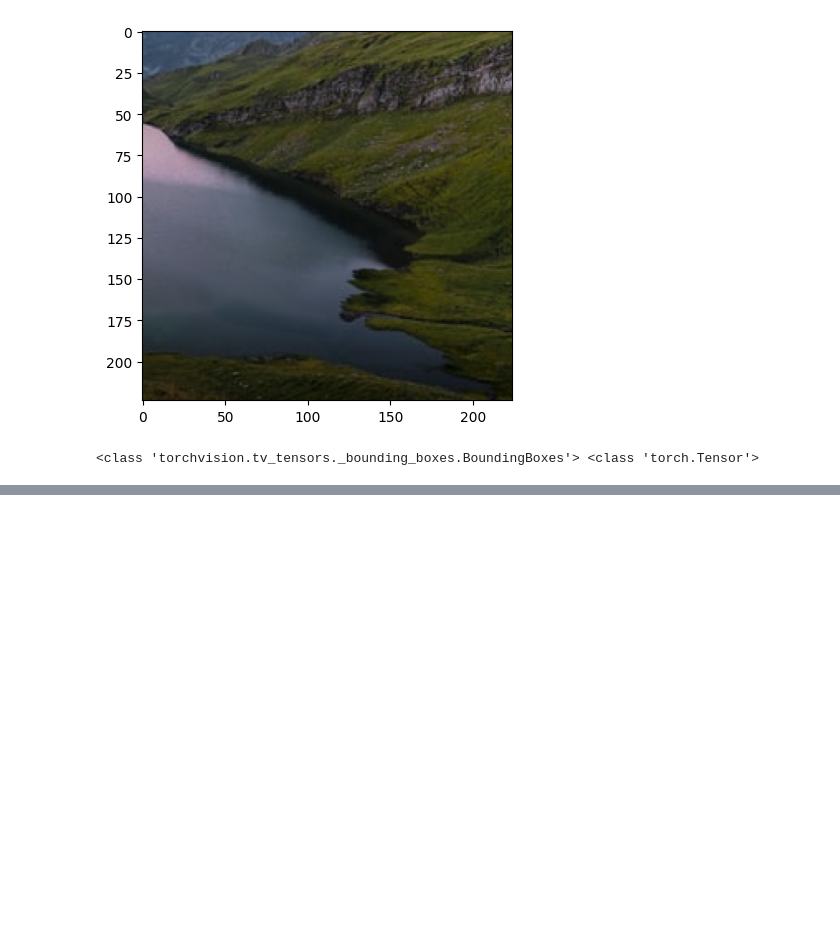
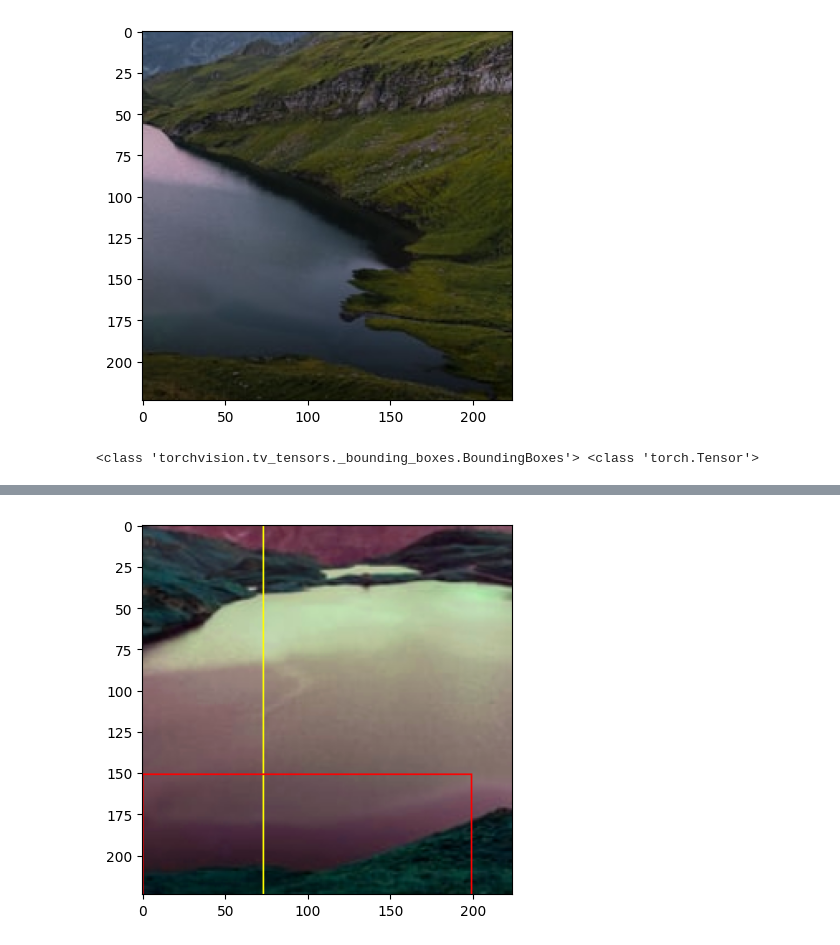
Before and after one commit to macorony/NeuralNetwork, a Jupyter notebook: Image_transforms.ipynb, the cells around one changed output, grey strips where cells are left out. Cells and saved outputs as stored; diff of their text form; code cells hidden in the pictures; blank space fills up the shorter version.

```diff
--- a/Image_transforms.ipynb
+++ b/Image_transforms.ipynb
@@ -119,0 +121,4 @@ TypeError: show() takes 1 positional argument but 2 were given
+# %%
+show(out_result)
+# %% [output]
+[figure, added]
```
Also changed, not shown: parts of 15 cells of this notebook.
